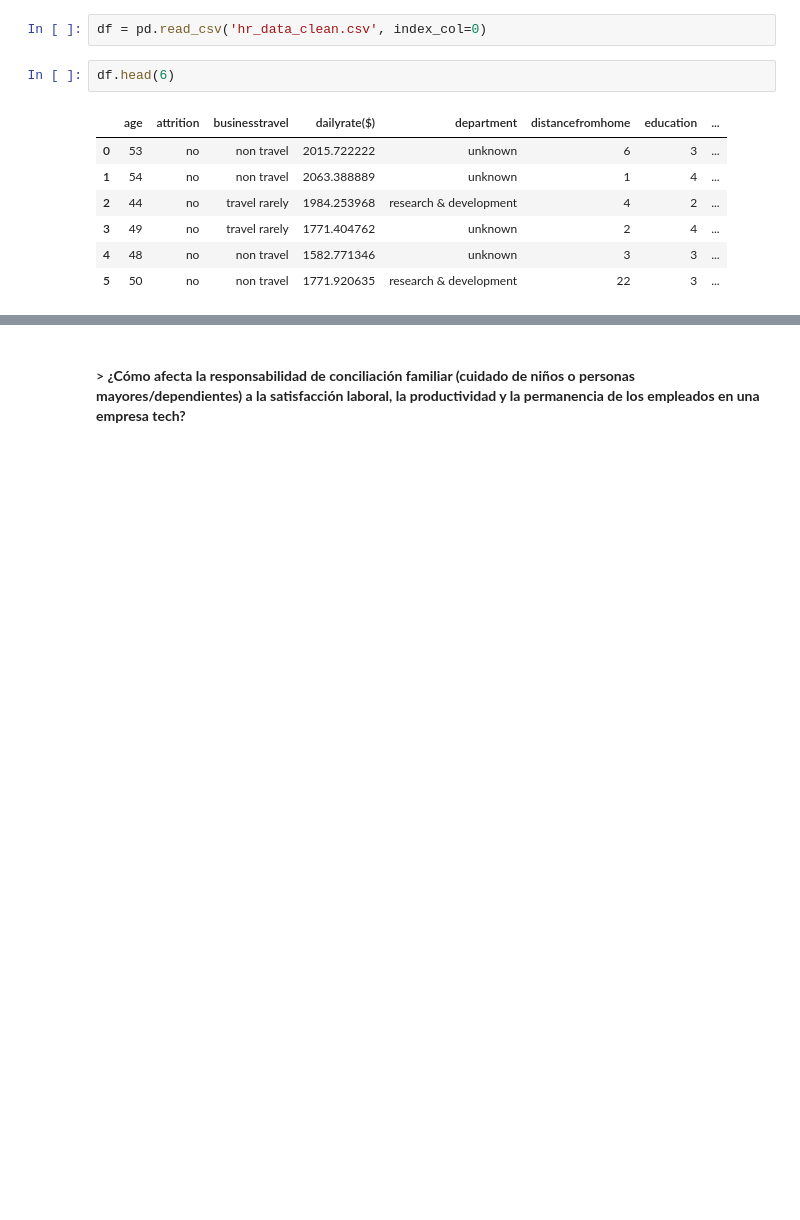
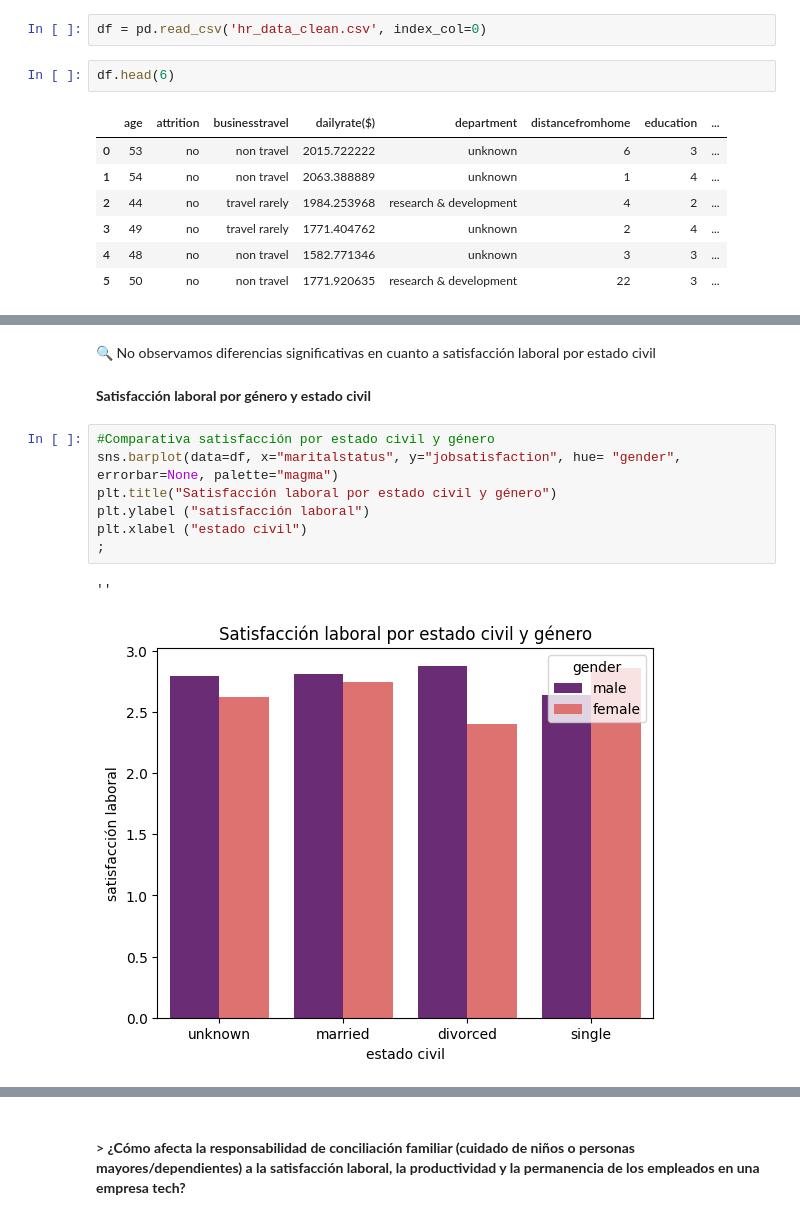
Before and after one commit to NIEVESPA/project-da-promo-60-modulo-3-team-3, a Jupyter notebook: FINAL/Fase_3_analisis_descriptivo.ipynb, the cells around one changed output, grey strips where cells are left out. Saved outputs shown, nothing was run; the diff lists cells and outputs as text; blank space fills up the shorter version.

```diff
--- a/FINAL/Fase_3_analisis_descriptivo.ipynb
+++ b/FINAL/Fase_3_analisis_descriptivo.ipynb
@@ -67,0 +96,14 @@ df.head(6)
+# %% [markdown]
+🔍 No observamos diferencias significativas en cuanto a satisfacción laboral por estado civil
+# %% [markdown]
+**Satisfacción laboral por género y estado civil**
+# %%
+#Comparativa satisfacción por estado civil y género
+sns.barplot(data=df, x="maritalstatus", y="jobsatisfaction", hue= "gender", errorbar=None, palette="magma")
+plt.title("Satisfacción laboral por estado civil y género")
+plt.ylabel ("satisfacción laboral")
+plt.xlabel ("estado civil")
+;
+# %% [output]
+''
+[figure, added]
```
Also changed, not shown: parts of 21 cells of this notebook, 1 other file.
